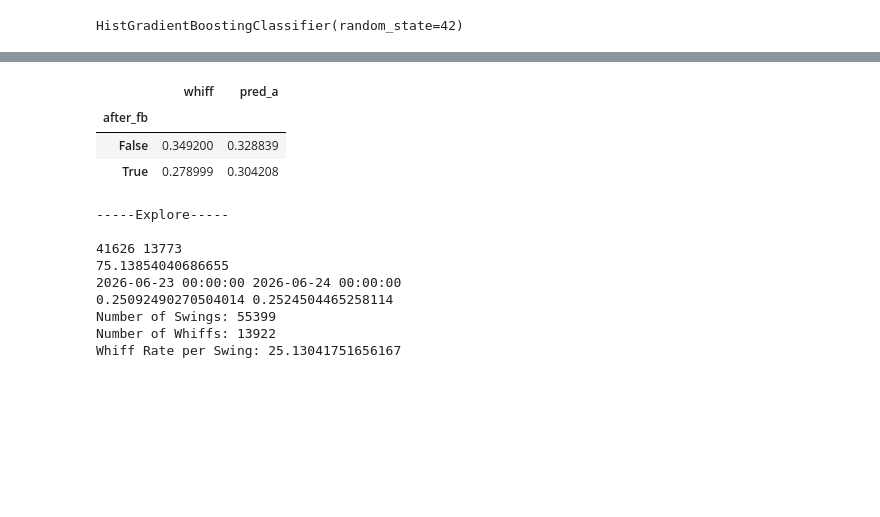
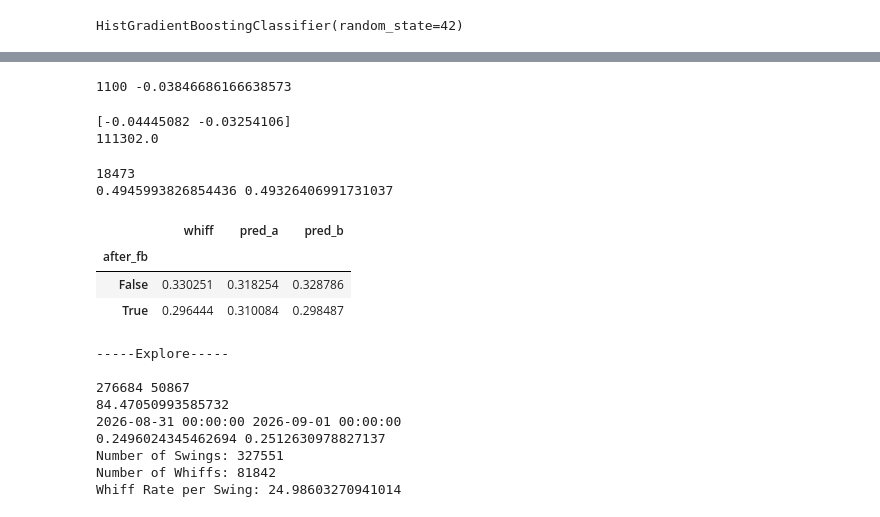
Before and after one commit to Mgomez1023/pitch-sequencing-model, a Jupyter notebook: notebooks/main.ipynb, the cells around one changed output, grey strips where cells are left out. Cells and saved outputs as stored; diff of their text form; code cells hidden in the pictures; blank space fills up the shorter version.

```diff
--- a/main.ipynb
+++ b/notebooks/main.ipynb
@@ -2,11 +2,21 @@
 # Imports
 import pandas as pd
 import numpy as np
+from pathlib import Path
 from sklearn.ensemble import HistGradientBoostingClassifier
 from sklearn.metrics import roc_auc_score, log_loss
 
 # Data
-df = pd.read_parquet("data/statcast_june.parquet")
+cols = ["game_date", "game_pk", "game_type", "at_bat_number", "pitch_number",
+        "pitcher", "batter", "pitch_type", "description",
+        "release_speed", "release_spin_rate", "pfx_x", "pfx_z", "plate_x", "plate_z",
+        "balls", "strikes", "stand", "p_throws",
+        "release_pos_x", "release_pos_y", "release_pos_z",
+        "vx0", "vy0", "vz0", "ax", "ay", "az"]
+
+files = sorted(Path("data").glob("statcast_*.parquet"))
+df = pd.concat([pd.read_parquet(f, columns=cols) for f in files], ignore_index=True)
+
 WHIFF_DESCRIPTIONS = ["swinging_strike", "swinging_strike_blocked", "missed_bunt", "foul_tip"]
 
 swing_descriptions = ["swinging_strike", "swinging_strike_blocked", "missed_bunt",
@@ -16,3 +26,5 @@ features = ["pitch_type", "release_speed", "release_spin_rate", "pfx_x", "pfx_z"
             "plate_x", "plate_z", "balls", "strikes", "stand", "p_throws"]
 
 df["whiff"] = df["description"].isin(WHIFF_DESCRIPTIONS).astype(int)
+# %%
+df = df[df["game_type"] == "R"].copy()
@@ -67,7 +96,7 @@ for col in ["pitch_type", "stand", "p_throws", "prev_pitch_type"]:
 
 # 4.) Split By Date, not random
 swings["game_date"] = pd.to_datetime(swings["game_date"])
-cutoff = pd.Timestamp("2026-06-24")
+cutoff = pd.Timestamp("2026-09-01")
 
 train = swings[swings["game_date"] < cutoff]
 test = swings[swings["game_date"] >= cutoff]
@@ -158,14 +232,46 @@ off.groupby("after_fb")[["strikes", "balls"]].mean()
+# %%
+pp = (off.groupby(["pitcher", "pitch_type", "after_fb"])["whiff"]
+         .agg(["mean", "count"])
+         .unstack("after_fb"))
+pp.columns = ["mean_no_fb", "mean_fb", "n_no_fb", "n_fb"]
+pp = pp.dropna()
+pp = pp[(pp["n_fb"] >= 10) & (pp["n_no_fb"] >= 10)]
+
+pp["diff"] = pp["mean_fb"] - pp["mean_no_fb"]
+pp["weight"] = pp["n_fb"] * pp["n_no_fb"] / (pp["n_fb"] + pp["n_no_fb"])
+
+print(len(pp), np.average(pp["diff"], weights=pp["weight"]))
+# %% [output]
+1100 -0.03846686166638573
+# %%
+rng = np.random.default_rng(42)
+boots = []
+for _ in range(2000):
+    s = pp.sample(len(pp), replace=True, random_state=int(rng.integers(1_000_000_000)))
+    boots.append(np.average(s["diff"], weights=s["weight"]))
+
+print(np.percentile(boots, [2.5, 97.5]))
+print((pp["n_fb"] + pp["n_no_fb"]).sum())
+# %% [output]
+[-0.04445082 -0.03254106]
+111302.0
 # %%
 t = test.copy()
 t["pred_a"] = probs
+t["pred_b"] = probs_b
 t = t[t["pitch_type"].isin(offspeed) & t["prev_pitch_type"].notna()].copy()
 t["after_fb"] = t["prev_pitch_type"].isin(fastballs)
-t.groupby("after_fb")[["whiff", "pred_a"]].mean()
+
+print(len(t))
+print(log_loss(t["whiff"], t["pred_a"]), log_loss(t["whiff"], t["pred_b"]))
+t.groupby("after_fb")[["whiff", "pred_a", "pred_b"]].mean()
 # %% [output]
+18473
+0.4945993826854436 0.49326406991731037
-|  | whiff | pred_a |
-| after_fb |  |  |
-| False | 0.349200 | 0.328839 |
-| True | 0.278999 | 0.304208 |
+|  | whiff | pred_a | pred_b |
+| after_fb |  |  |  |
+| False | 0.330251 | 0.318254 | 0.328786 |
+| True | 0.296444 | 0.310084 | 0.298487 |
 # %%
 # Explore
 print("\n-----Explore-----\n")
@@ -190,10 +296,10 @@ print(f"Whiff Rate per Swing: {swings["whiff"].mean() * 100}\n")
 # %% [output]
 -----Explore-----
 
-41626 13773
-75.13854040686655
-2026-06-23 00:00:00 2026-06-24 00:00:00
-0.25092490270504014 0.2524504465258114
-Number of Swings: 55399
-Number of Whiffs: 13922
-Whiff Rate per Swing: 25.13041751656167
+276684 50867
+84.47050993585732
+2026-08-31 00:00:00 2026-09-01 00:00:00
+0.2496024345462694 0.2512630978827137
+Number of Swings: 327551
+Number of Whiffs: 81842
+Whiff Rate per Swing: 24.98603270941014
```
Also changed, not shown: parts of 7 cells of this notebook, 10 other files.
